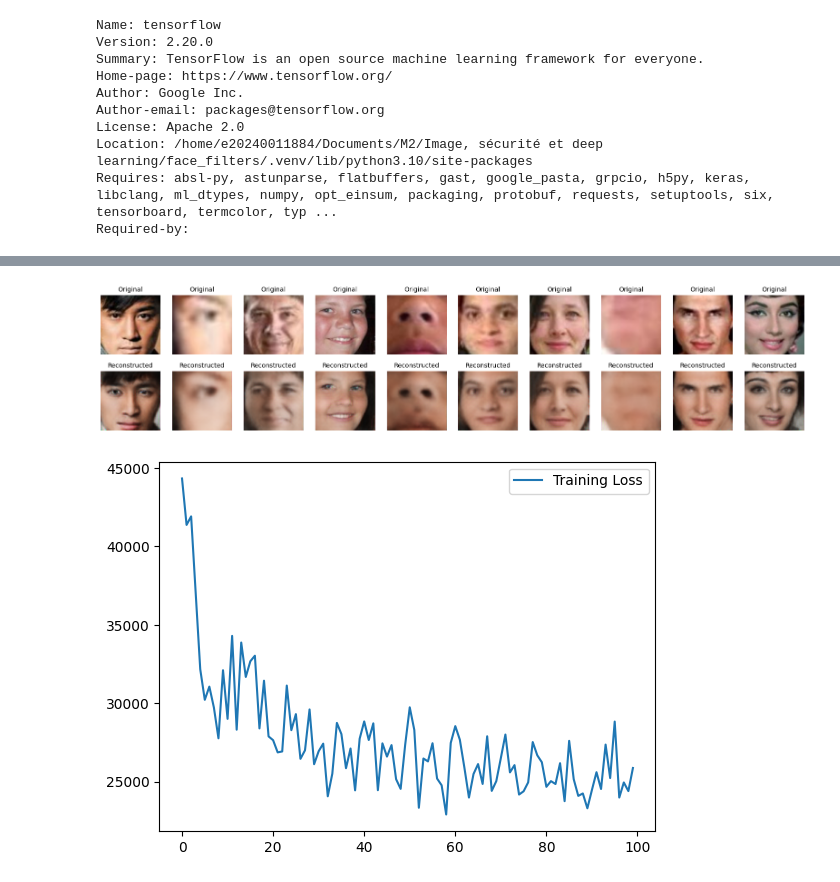
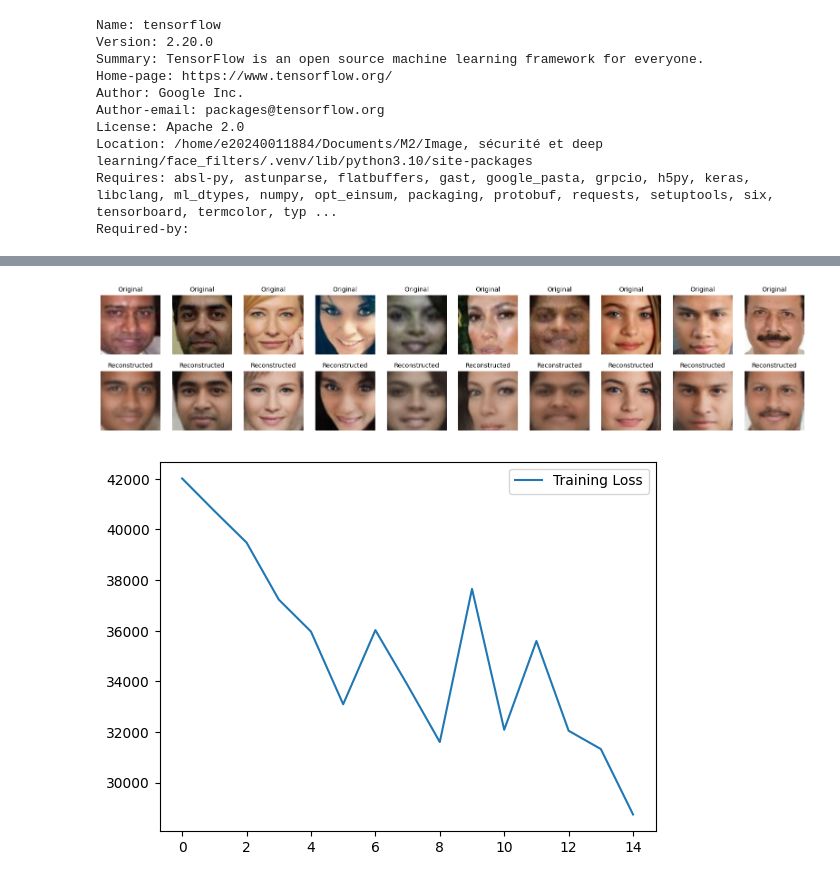
Before and after one commit to jjparrad/face_filters, a Jupyter notebook: src/Notebooks/face_filters.ipynb, the cells around one changed output, grey strips where cells are left out. Saved outputs shown, nothing was run; the diff lists cells and outputs as text; code cells hidden in the pictures.

```diff
--- a/src/Notebooks/face_filters.ipynb
+++ b/src/Notebooks/face_filters.ipynb
@@ -359,7 +359,7 @@ class SaveEveryN(tf.keras.callbacks.Callback):
             vae.save_weights(f'../Models/Temp/vae_weights_epoch_{epoch+1}.weights.h5')
 # %%
 # Train
-epochs = 100
+epochs = 15
 batch_size = 64
 
 history = vae.fit(
@@ -440,34 +440,36 @@ import matplotlib.pyplot as plt
 n = 10  # Número de imágenes a mostrar
 
 # Tomar las primeras n imágenes y edades
 x_sample = tf.convert_to_tensor(x_test[:n], dtype=tf.float32)
 age_sample = tf.convert_to_tensor(x_test_ages[:n], dtype=tf.float32)
+a# ge_sample = tf.convert_to_tensor([0, 0, 0, 0, 0, 0, 0, 0, 0, 0], dtype=tf.float32)
+# age_sample = tf.convert_to_tensor([2, 2, 2, 2, 2, 2, 2, 2, 2, 2], dtype=tf.float32)
 
 # Obtener las representaciones latentes y los skips
 z_mean, z_log_var, z = vae.encoder([x_sample, age_sample], training=False)
 
 # Decodificar las imágenes
 decoded_imgs, _ = vae.decoder([z, age_sample], training=False)
 
 # Configuración de la figura
 plt.figure(figsize=(20, 4))
 
 for i in range(n):
     # Imagen original
     ax = plt.subplot(2, n, i + 1)
     plt.imshow(x_sample[i].numpy())
     plt.axis("off")
     plt.title("Original", fontsize=10)
 
     # Imagen reconstruida
     ax = plt.subplot(2, n, i + 1 + n)
     plt.imshow(decoded_imgs[i].numpy())
     plt.axis("off")
     plt.title("Reconstructed", fontsize=10)
 
 plt.show()
 # %% [output]
-[figure, old version]
+[figure, new version]
 # %%
 loss = history.history['loss']
 
@@ -477,7 +479,7 @@ plt.plot(epoch_range, loss, label='Training Loss')
 plt.legend()
 plt.show()
 # %% [output]
-[figure, old version]
+[figure, new version]
 # %%
 def generate_age_variations(img_path, ages=[5, 15, 25, 40, 60, 80]):
     """
```
Also changed, not shown: parts of 4 cells of this notebook, 4 other files.
